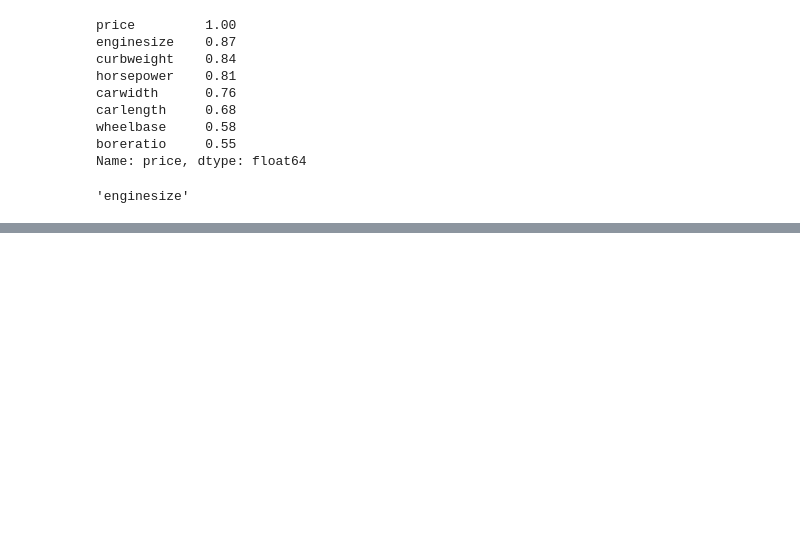
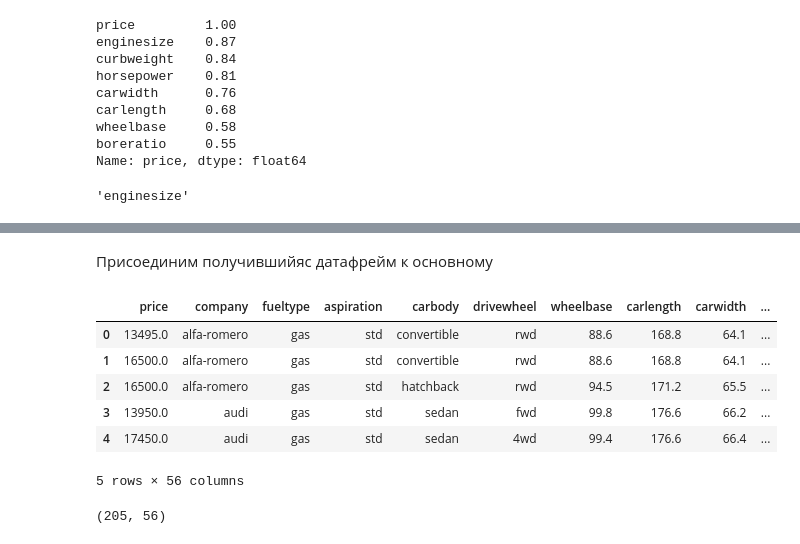
Before and after one commit to Osgil/Data_analyst, a Jupyter notebook: multiple_regression_analysis.ipynb, the cells around one changed output, grey strips where cells are left out. Drawn from its saved outputs; the diff is of its cells as text; code cells hidden in the pictures; blank space fills up the shorter version.

```diff
--- a/multiple_regression_analysis.ipynb
+++ b/multiple_regression_analysis.ipynb
@@ -156,0 +184,2 @@ cars_df.corr().price.round(2).sort_values(ascending=False)[1:].idxmax() # наи
+# %%
+cars_dummy = pd.get_dummies(data=cars_df[['company', 'fueltype', 'aspiration', 'carbody', 'drivewheel', 'enginetype', 'cylindernumber']], drop_first=True)
@@ -156,0 +196,18 @@ cars_df.corr().price.round(2).sort_values(ascending=False)[1:].idxmax() # наи
+# %% [markdown]
+Присоединим получившийяс датафрейм к основному
+# %%
+df = pd.concat([cars_df, cars_dummy], axis=1)
+# %%
+df.head()
+# %% [output]
+|  | price | company | fueltype | aspiration | carbody | drivewheel | wheelbase | carlength | carwidth | ... |
+| 0 | 13495.0 | alfa-romero | gas | std | convertible | rwd | 88.6 | 168.8 | 64.1 | ... |
+| 1 | 16500.0 | alfa-romero | gas | std | convertible | rwd | 88.6 | 168.8 | 64.1 | ... |
+| 2 | 16500.0 | alfa-romero | gas | std | hatchback | rwd | 94.5 | 171.2 | 65.5 | ... |
+| 3 | 13950.0 | audi | gas | std | sedan | fwd | 99.8 | 176.6 | 66.2 | ... |
+| 4 | 17450.0 | audi | gas | std | sedan | 4wd | 99.4 | 176.6 | 66.4 | ... |
+5 rows × 56 columns
+# %%
+df.shape # количество колонок возросло с 15 до 56
+# %% [output]
+(205, 56)
```
Also changed, not shown: parts of 5 cells of this notebook.
